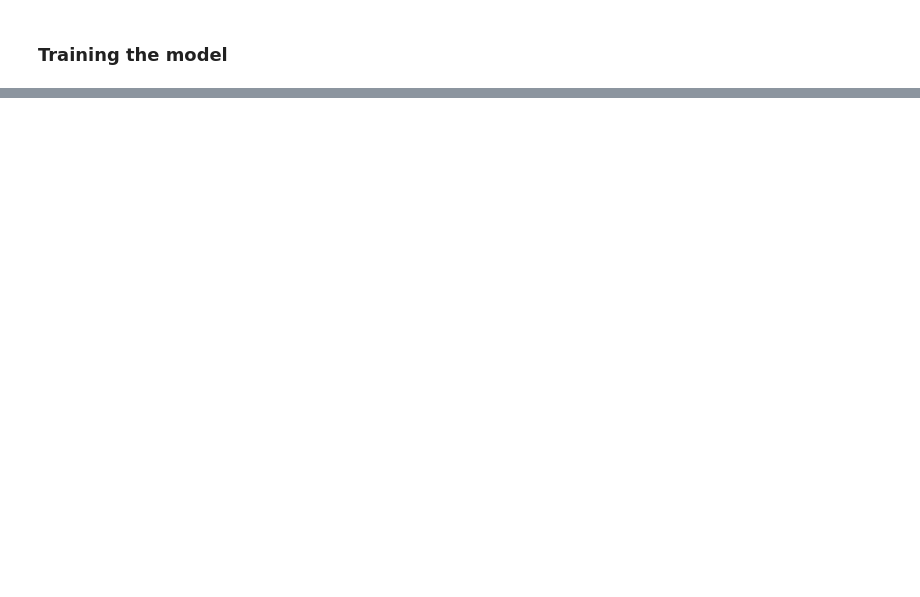
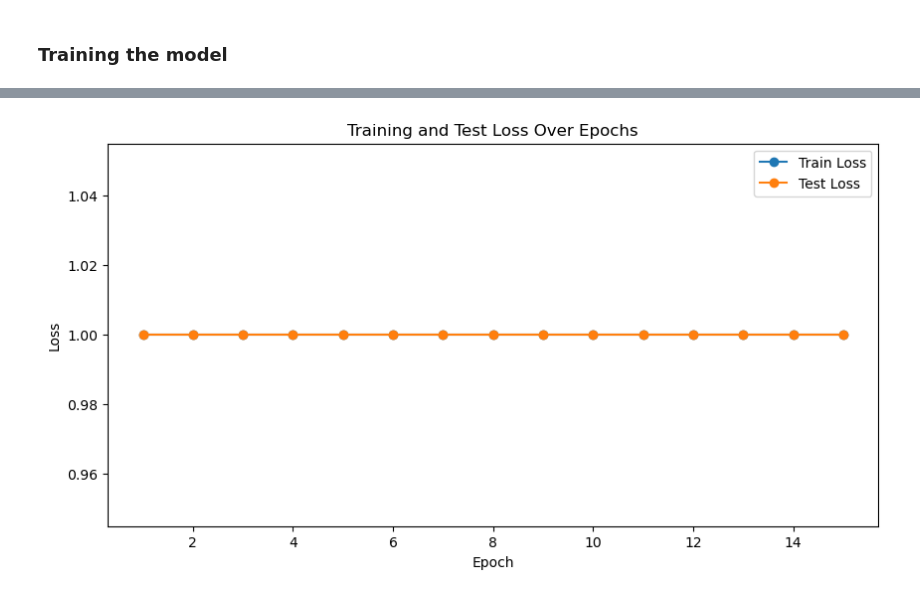
Before and after one commit to Ben-Temming/BirdClassification, a Jupyter notebook: Model.ipynb, the cells around one changed output, grey strips where cells are left out. Saved outputs shown, nothing was run; the diff lists cells and outputs as text; code cells hidden in the pictures; blank space fills up the shorter version.

Commit message:
created training and test function

```diff
--- a/Model.ipynb
+++ b/Model.ipynb
@@ -215,0 +259,20 @@ class BirdClassifier(nn.Module):
+# %%
+#train the model
+num_epochs = 15
+
+train_losses = []
+test_losses = []
+epochs = [i for i in range(1, num_epochs +1)]
+
+for t in range(num_epochs):
+    print(f'Epoch {t+1}\n-------------------------------')
+    #train the model
+    train_loss = 1 #train(train_dataloader, model, loss_func, optimizer)
+    train_losses.append(train_loss)
+    #test the model
+    test_loss = 1 #test(test_dataloader, model)
+    test_losses.append(test_loss)
+print('Done!')
+
+#save the model
+torch.save(model.state_dict(), 'Models\model1.pth')
@@ -215,0 +297,21 @@ class BirdClassifier(nn.Module):
+# %%
+#plot the loss
+import matplotlib.pyplot as plt
+
+# Assuming you have the train_losses and test_losses lists from your training loop
+
+# Plotting the training and test losses
+plt.figure(figsize=(10, 5))
+plt.plot(epochs, train_losses, label='Train Loss', marker='o')
+plt.plot(epochs, test_losses, label='Test Loss', marker='o')
+
+plt.title('Training and Test Loss Over Epochs')
+plt.xlabel('Epoch')
+plt.ylabel('Loss')
+plt.legend()
+# plt.grid(True)
+# Save the plot as an image file
+plt.savefig('loss_plot_model1.png')
+plt.show()
+# %% [output]
+[figure, added]
```
Also changed, not shown: parts of 5 cells of this notebook.
